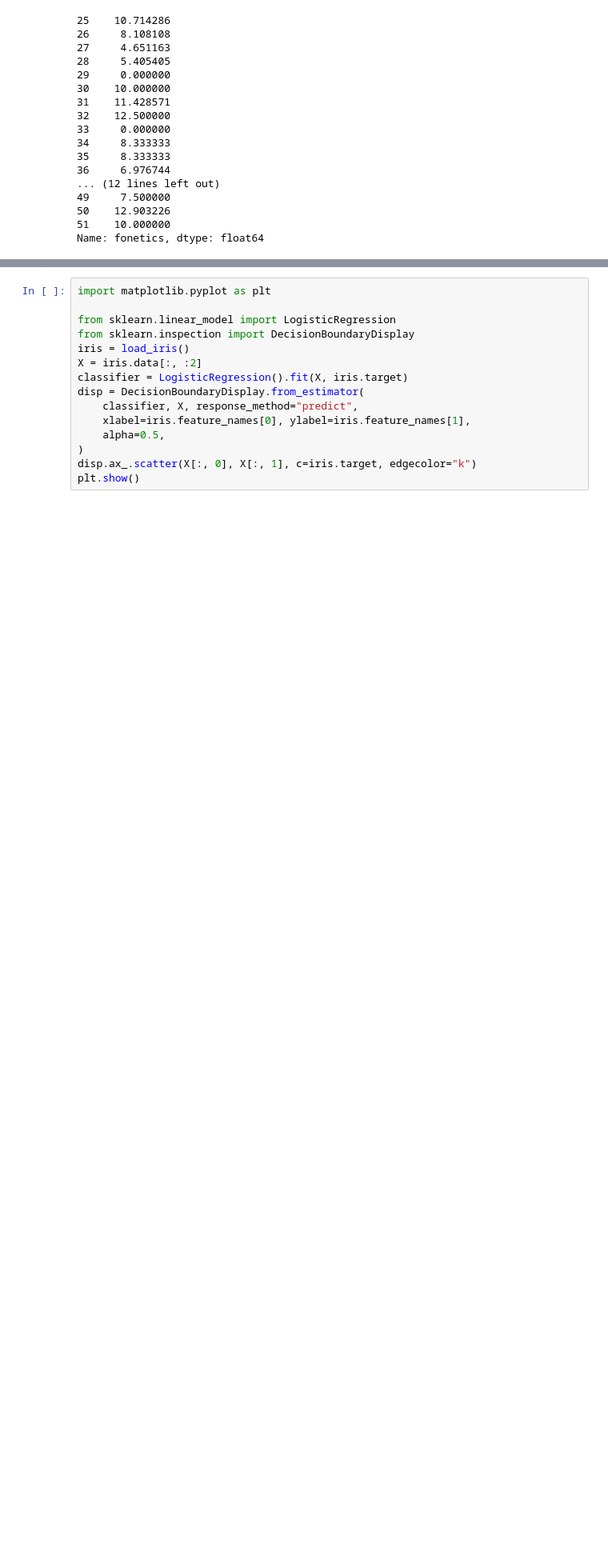
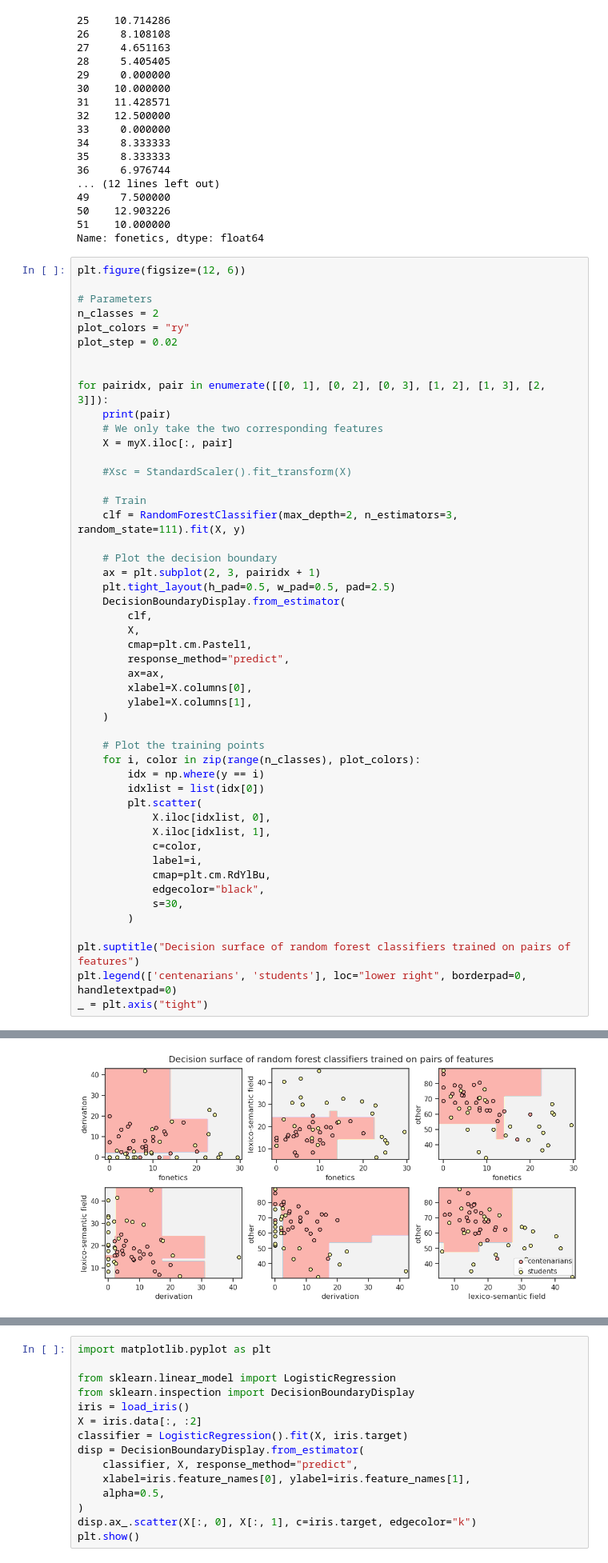
Before and after one commit to Aryunaa/Linguistics, a Jupyter notebook: pos_febr/analysis.ipynb, the cells around one changed output, grey strips where cells are left out. Shown at 80% size. Drawn from its saved outputs; the diff is of its cells as text; blank space fills up the shorter version.

```diff
--- a/pos_febr/analysis.ipynb
+++ b/pos_febr/analysis.ipynb
@@ -1091,3 +1085,53 @@ X.iloc[idxlist, 0]
 50    12.903226
 51    10.000000
 Name: fonetics, dtype: float64
+# %%
+plt.figure(figsize=(12, 6))
+
+# Parameters
+n_classes = 2
+plot_colors = "ry"
+plot_step = 0.02
+
+
+for pairidx, pair in enumerate([[0, 1], [0, 2], [0, 3], [1, 2], [1, 3], [2, 3]]):
+    print(pair)
+    # We only take the two corresponding features
+    X = myX.iloc[:, pair]
+
+    #Xsc = StandardScaler().fit_transform(X)
+
+    # Train
+    clf = RandomForestClassifier(max_depth=2, n_estimators=3, random_state=111).fit(X, y)
+
+    # Plot the decision boundary
+    ax = plt.subplot(2, 3, pairidx + 1)
+    plt.tight_layout(h_pad=0.5, w_pad=0.5, pad=2.5)
+    DecisionBoundaryDisplay.from_estimator(
+        clf,
+        X,
+        cmap=plt.cm.Pastel1,
+        response_method="predict",
+        ax=ax,
+        xlabel=X.columns[0],
+        ylabel=X.columns[1],
+    )
+
+    # Plot the training points
+    for i, color in zip(range(n_classes), plot_colors):
+        idx = np.where(y == i)
+        idxlist = list(idx[0])
+        plt.scatter(
+            X.iloc[idxlist, 0],
+            X.iloc[idxlist, 1],
+            c=color,
+            label=i,
+            cmap=plt.cm.RdYlBu,
+            edgecolor="black",
+            s=30,
+        )
+
+plt.suptitle("Decision surface of random forest classifiers trained on pairs of features")
+plt.legend(['centenarians', 'students'], loc="lower right", borderpad=0, handletextpad=0)
+_ = plt.axis("tight")
+# %% [output]
@@ -1094,3 +1144,4 @@ Name: fonetics, dtype: float64
+[figure, added]
 # %%
 plt.figure(figsize=(12, 6))
 
```
Also changed, not shown: parts of 7 cells of this notebook.
